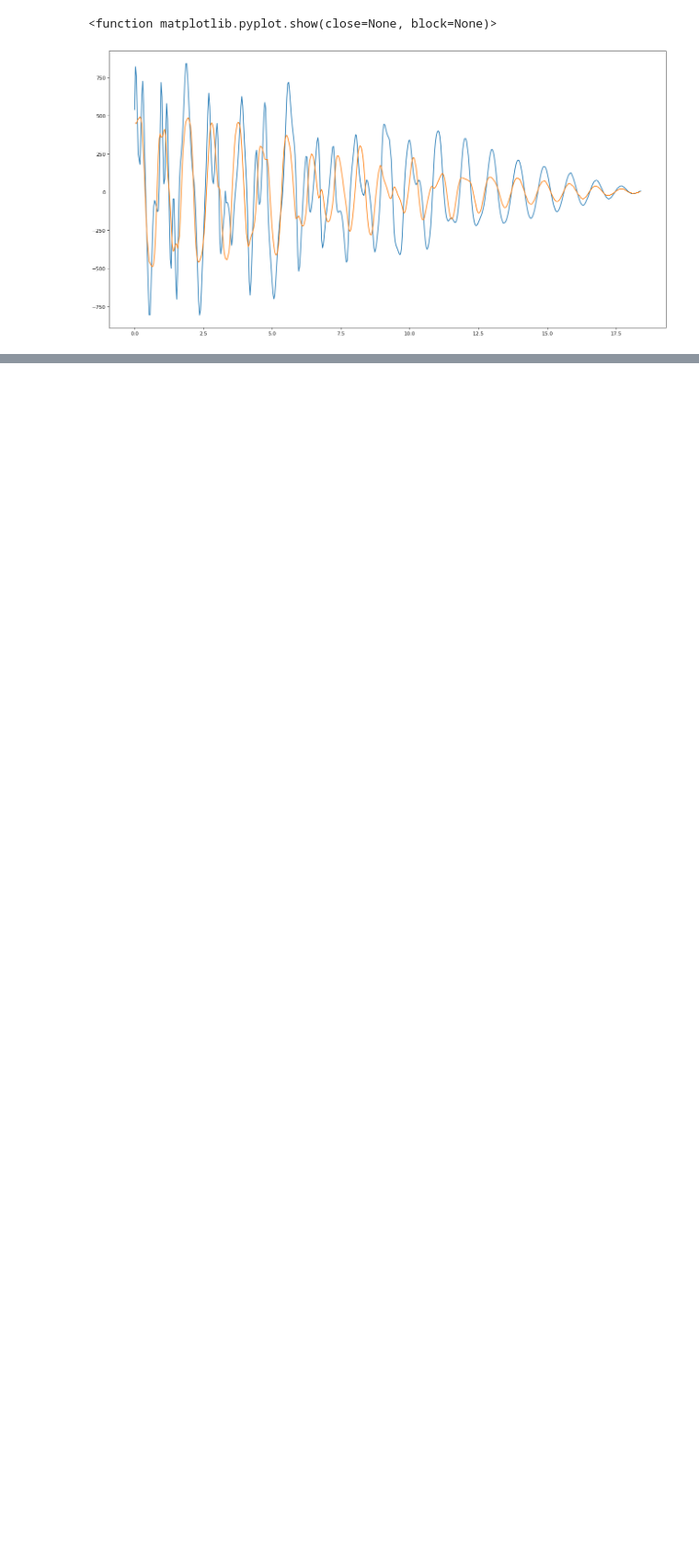
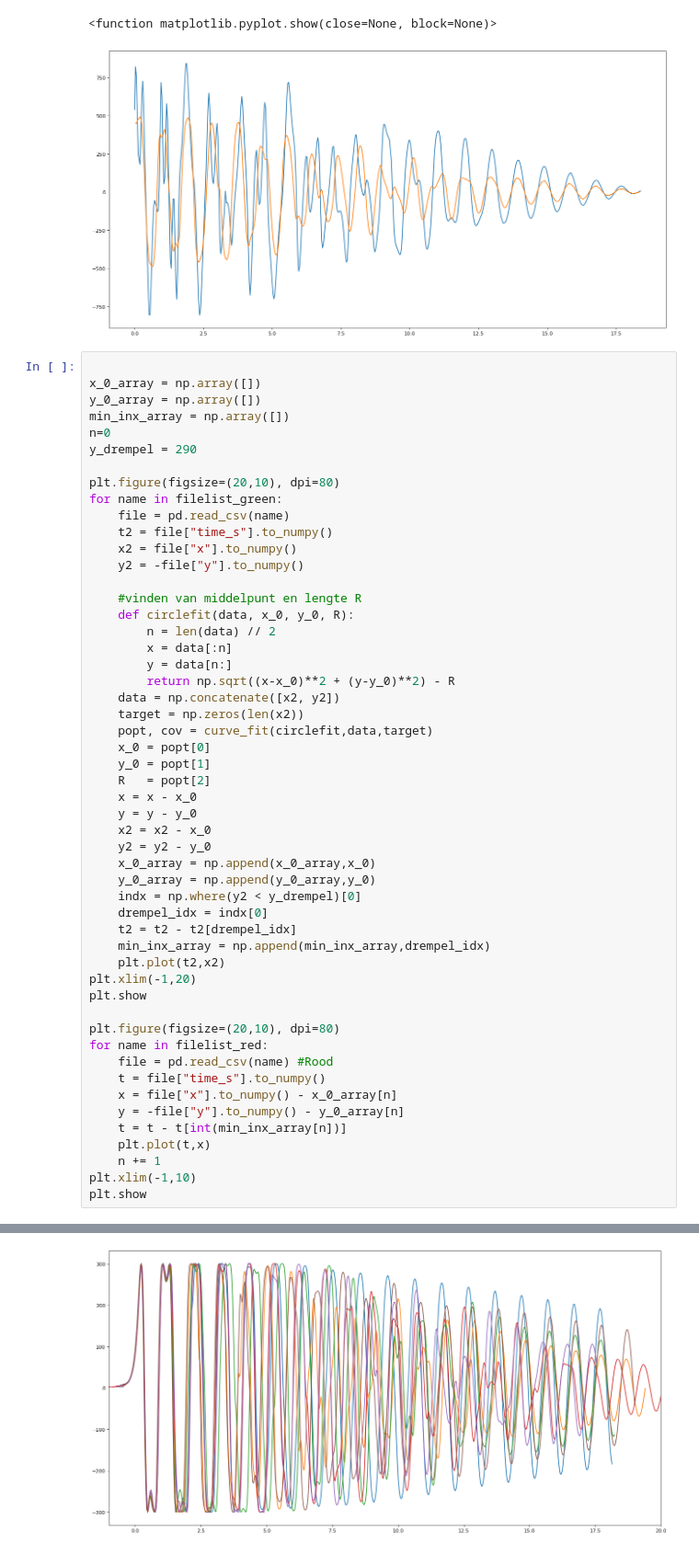
Before and after one commit to ebepolman-bit/RP2, a Jupyter notebook: Mapping.ipynb, the cells around one changed output, grey strips where cells are left out. Shown at 92% size. Drawn from its saved outputs; the diff is of its cells as text; blank space fills up the shorter version.

```diff
--- a/Mapping.ipynb
+++ b/Mapping.ipynb
@@ -69,3 +69,56 @@ plt.show
 [figure]
 <function matplotlib.pyplot.show(close=None, block=None)>
 [figure]
+# %%
+
+x_0_array = np.array([])
+y_0_array = np.array([])
+min_inx_array = np.array([])
+n=0
+y_drempel = 290
+
+plt.figure(figsize=(20,10), dpi=80)
+for name in filelist_green:
+    file = pd.read_csv(name)
+    t2 = file["time_s"].to_numpy()
+    x2 = file["x"].to_numpy()
+    y2 = -file["y"].to_numpy()
+
+    #vinden van middelpunt en lengte R
+    def circlefit(data, x_0, y_0, R):
+        n = len(data) // 2
+        x = data[:n]
+        y = data[n:]
+        return np.sqrt((x-x_0)**2 + (y-y_0)**2) - R
+    data = np.concatenate([x2, y2])
+    target = np.zeros(len(x2))
+    popt, cov = curve_fit(circlefit,data,target)
+    x_0 = popt[0]
+    y_0 = popt[1]
+    R   = popt[2]
+    x = x - x_0
+    y = y - y_0
+    x2 = x2 - x_0
+    y2 = y2 - y_0
+    x_0_array = np.append(x_0_array,x_0)
+    y_0_array = np.append(y_0_array,y_0)
+    indx = np.where(y2 < y_drempel)[0]
+    drempel_idx = indx[0]
+    t2 = t2 - t2[drempel_idx]
+    min_inx_array = np.append(min_inx_array,drempel_idx)
+    plt.plot(t2,x2)
+plt.xlim(-1,20)
+plt.show
+
+plt.figure(figsize=(20,10), dpi=80)
+for name in filelist_red:
+    file = pd.read_csv(name) #Rood
+    t = file["time_s"].to_numpy()
+    x = file["x"].to_numpy() - x_0_array[n]
+    y = -file["y"].to_numpy() - y_0_array[n]
+    t = t - t[int(min_inx_array[n])]
+    plt.plot(t,x)
+    n += 1
+plt.xlim(-1,10)
+plt.show
+# %% [output]
@@ -71,0 +126 @@ plt.show
+[figure, added]
```
Also changed, not shown: parts of 3 cells of this notebook.
